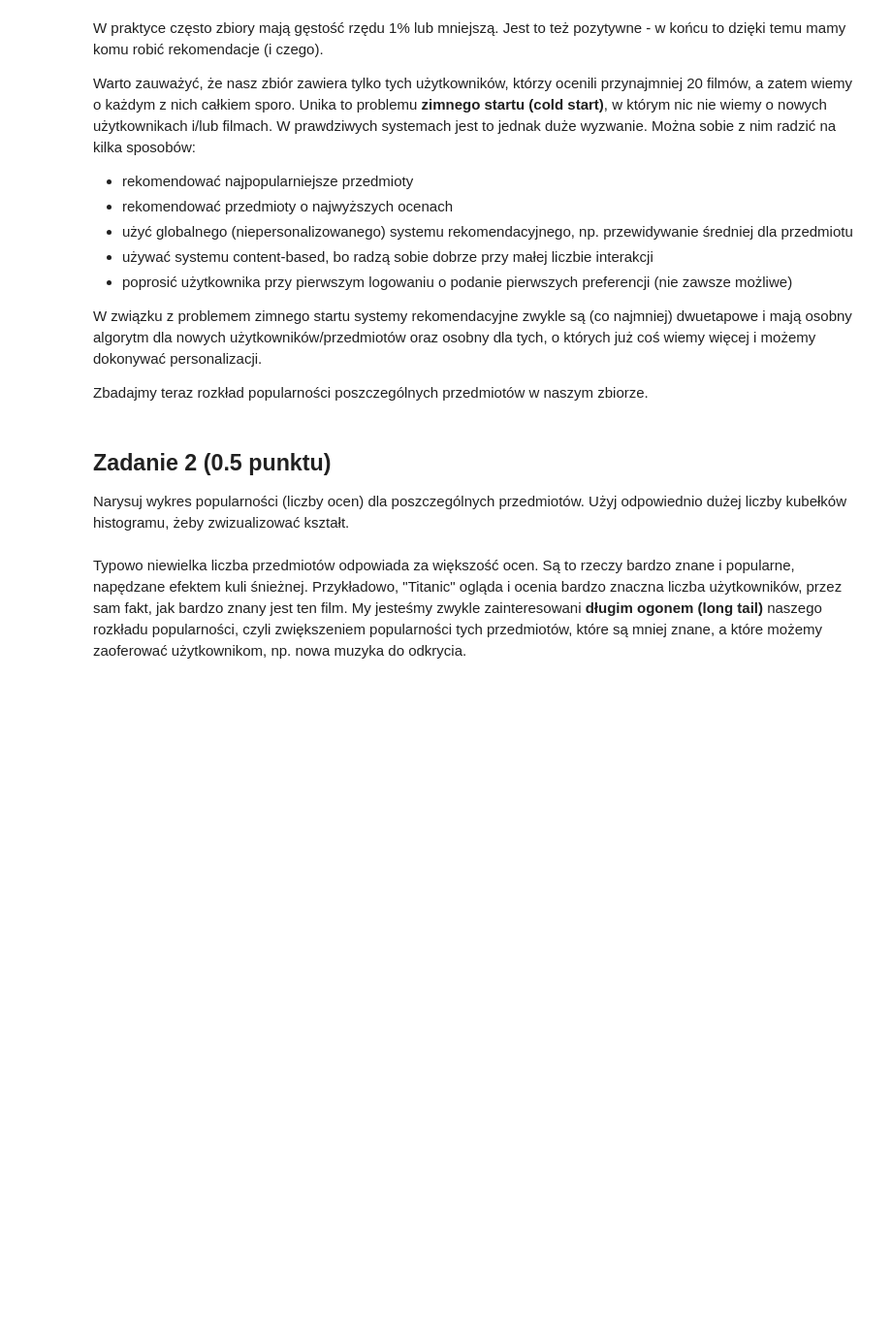
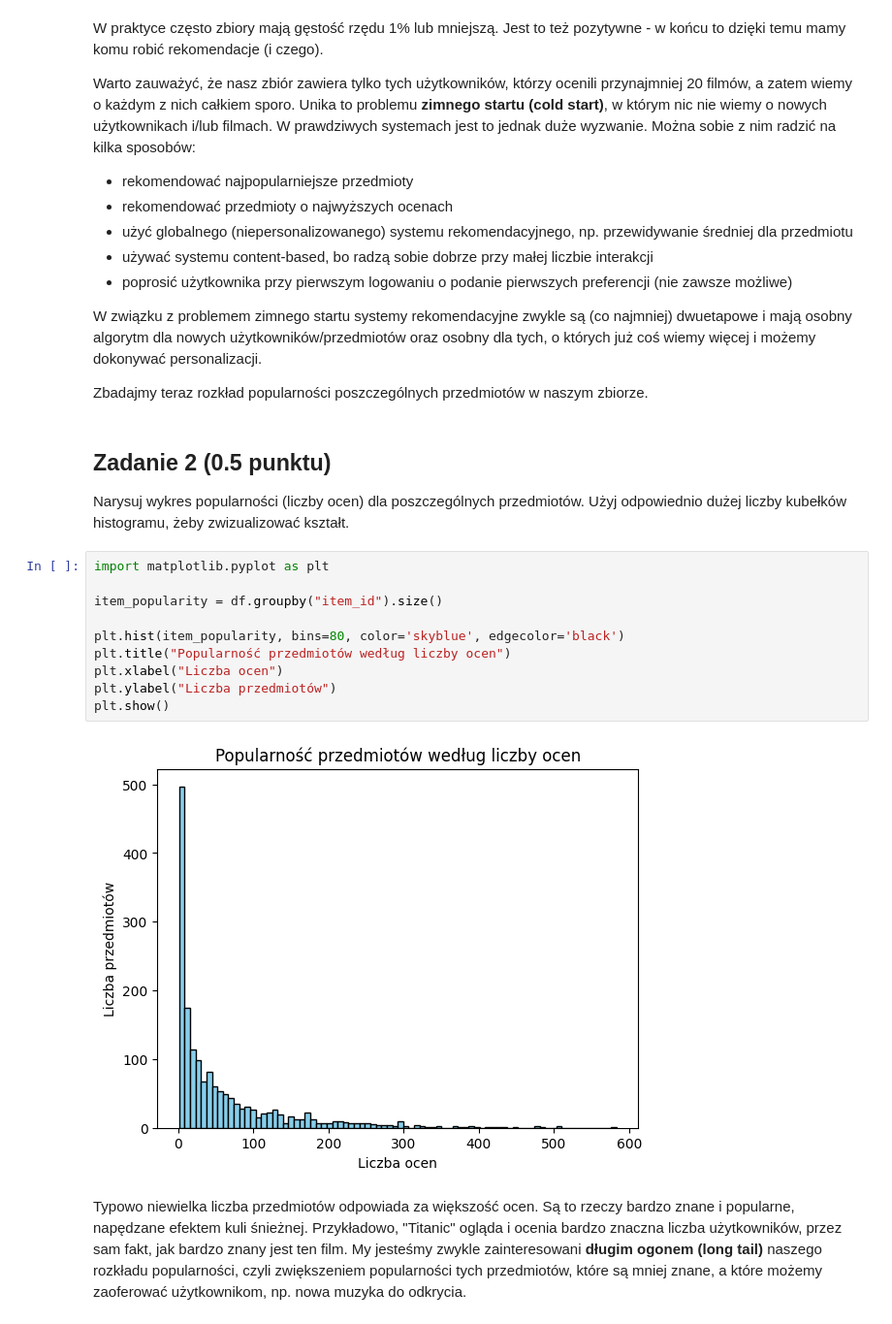
Before and after one commit to Deaponn/ai-basics, a Jupyter notebook: lab7/lab_7.ipynb, the cells around one changed output. Shown at 97% size. Drawn from its saved outputs; the diff is of its cells as text; blank space fills up the shorter version.

```diff
--- a/lab7/lab_7.ipynb
+++ b/lab7/lab_7.ipynb
@@ -126,6 +171,18 @@ Zbadajmy teraz rozkład popularności poszczególnych przedmiotów w naszym zbio
 ## Zadanie 2 (0.5 punktu)
 
 Narysuj wykres popularności (liczby ocen) dla poszczególnych przedmiotów. Użyj odpowiednio dużej liczby kubełków histogramu, żeby zwizualizować kształt.
+# %%
+import matplotlib.pyplot as plt
+
+item_popularity = df.groupby("item_id").size()
+
+plt.hist(item_popularity, bins=80, color='skyblue', edgecolor='black')
+plt.title("Popularność przedmiotów według liczby ocen")
+plt.xlabel("Liczba ocen")
+plt.ylabel("Liczba przedmiotów")
+plt.show()
+# %% [output]
+[figure, added]
 # %% [markdown]
 Typowo niewielka liczba przedmiotów odpowiada za większość ocen. Są to rzeczy bardzo znane i popularne, napędzane efektem kuli śnieżnej. Przykładowo, "Titanic" ogląda i ocenia bardzo znaczna liczba użytkowników, przez sam fakt, jak bardzo znany jest ten film. My jesteśmy zwykle zainteresowani **długim ogonem (long tail)** naszego rozkładu popularności, czyli zwiększeniem popularności tych przedmiotów, które są mniej znane, a które możemy zaoferować użytkownikom, np. nowa muzyka do odkrycia.
 # %% [markdown]
```
Also changed, not shown: parts of 16 cells of this notebook, 1 other file.
